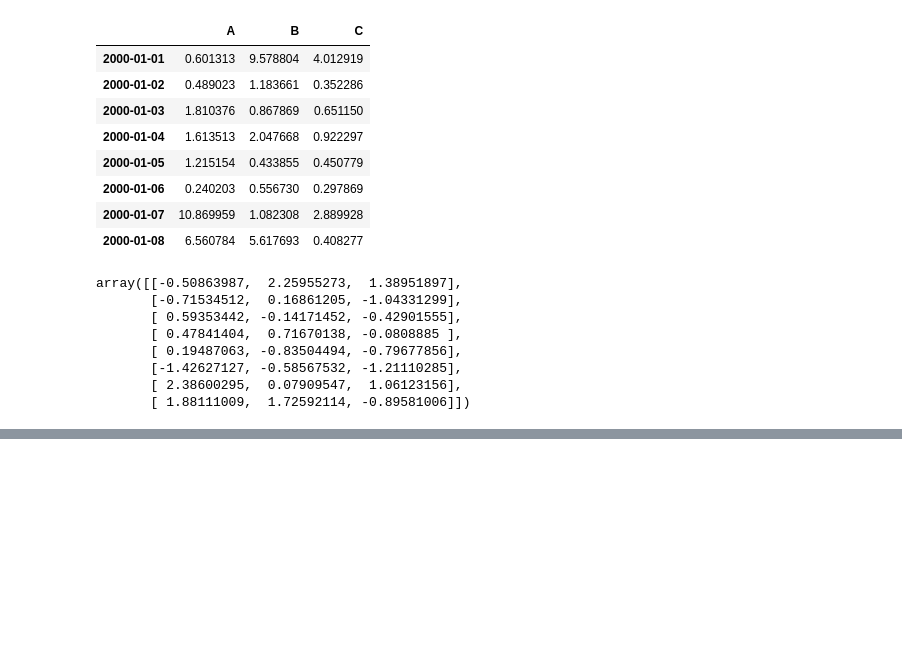
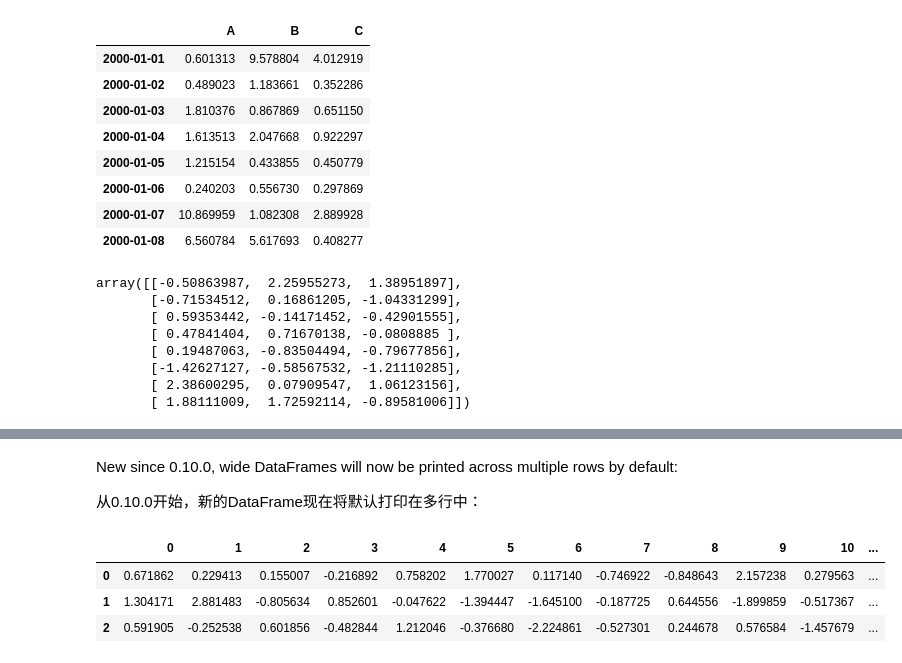
Before and after one commit to Fan-Anguo/pf-pandas, a Jupyter notebook: 02-Intro to Data Structures.ipynb, the cells around one changed output, grey strips where cells are left out. Saved outputs shown, nothing was run; the diff lists cells and outputs as text; code cells hidden in the pictures; blank space fills up the shorter version.

```diff
--- a/02-Intro to Data Structures.ipynb
+++ b/02-Intro to Data Structures.ipynb
@@ -1019,0 +1119,11 @@ array([[-0.50863987,  2.25955273,  1.38951897],
+# %% [markdown]
+New since 0.10.0, wide DataFrames will now be printed across multiple rows by default:
+
+从0.10.0开始，新的DataFrame现在将默认打印在多行中：
+# %%
+pd.DataFrame(np.random.randn(3, 12))
+# %% [output]
+|  | 0 | 1 | 2 | 3 | 4 | 5 | 6 | 7 | 8 | 9 | 10 | ... |
+| 0 | 0.671862 | 0.229413 | 0.155007 | -0.216892 | 0.758202 | 1.770027 | 0.117140 | -0.746922 | -0.848643 | 2.157238 | 0.279563 | ... |
+| 1 | 1.304171 | 2.881483 | -0.805634 | 0.852601 | -0.047622 | -1.394447 | -1.645100 | -0.187725 | 0.644556 | -1.899859 | -0.517367 | ... |
+| 2 | 0.591905 | -0.252538 | 0.601856 | -0.482844 | 1.212046 | -0.376680 | -2.224861 | -0.527301 | 0.244678 | 0.576584 | -1.457679 | ... |
```
Also changed, not shown: parts of 18 cells of this notebook, 3 other files.
